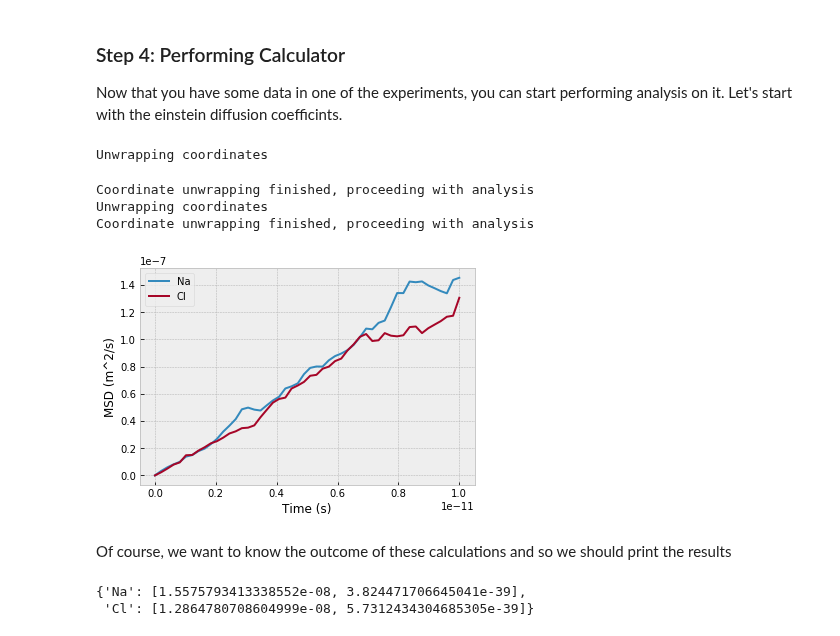
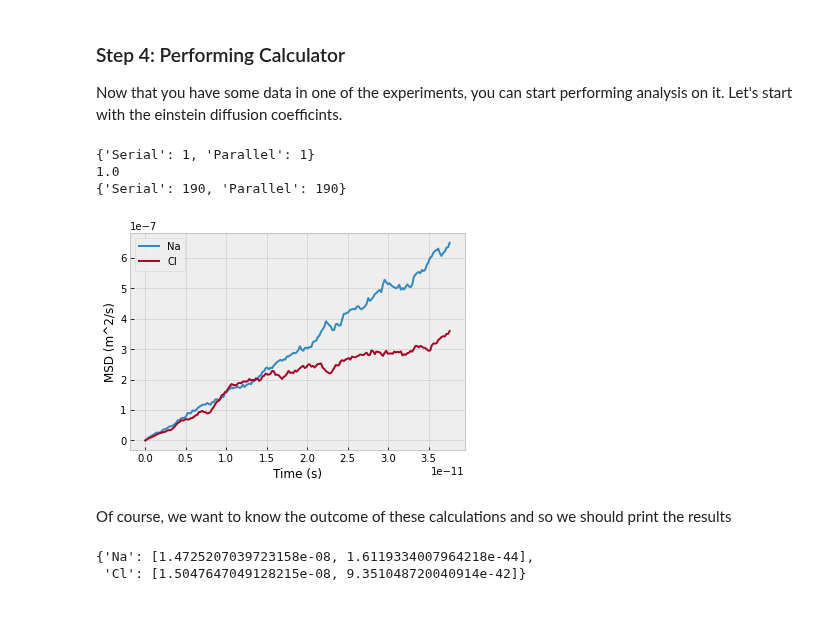
Before and after one commit to zincware/MDSuite, a Jupyter notebook: tutorials/walkthrough_notebooks/MDSuite_Binary_Salt_Walkthrough.ipynb, the cells around one changed output. Saved outputs shown, nothing was run; the diff lists cells and outputs as text; code cells hidden in the pictures.

Commit message:
Fix memory management, issue #63 and allow for full trajectory analysis.

```diff
--- a/tutorials/walkthrough_notebooks/MDSuite_Binary_Salt_Walkthrough.ipynb
+++ b/tutorials/walkthrough_notebooks/MDSuite_Binary_Salt_Walkthrough.ipynb
@@ -102,17 +101,16 @@ Velocities [6, 7, 8]
 
 Now that you have some data in one of the experiments, you can start performing analysis on it. Let's start with the einstein diffusion coefficints.
 # %%
-NaCl_1400K.run_computation('EinsteinDiffusionCoefficients', plot=True, data_range=50)
+NaCl_1400K.run_computation('EinsteinDiffusionCoefficients', plot=True, data_range=188)
 # %% [output]
-Unwrapping coordinates
+{'Serial': 1, 'Parallel': 1}
+1.0
+{'Serial': 190, 'Parallel': 190}
-Coordinate unwrapping finished, proceeding with analysis
-Unwrapping coordinates
-Coordinate unwrapping finished, proceeding with analysis
-[figure, old version]
+[figure, new version]
 # %% [markdown]
 Of course, we want to know the outcome of these calculations and so we should print the results
 # %%
 NaCl_1400K.diffusion_coefficients['Einstein']['Singular']
 # %% [output]
-{'Na': [1.5575793413338552e-08, 3.824471706645041e-39],
- 'Cl': [1.2864780708604999e-08, 5.7312434304685305e-39]}
+{'Na': [1.4725207039723158e-08, 1.6119334007964218e-44],
+ 'Cl': [1.5047647049128215e-08, 9.351048720040914e-42]}
```
Also changed, not shown: parts of 3 cells of this notebook, 9 other files.
